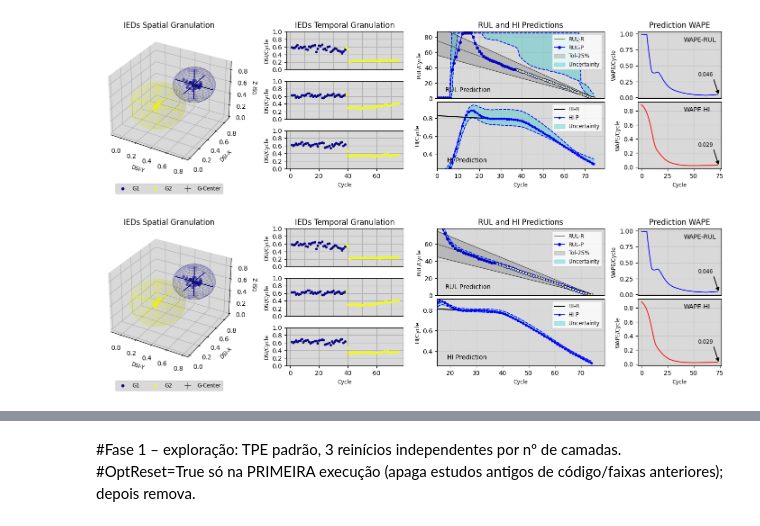
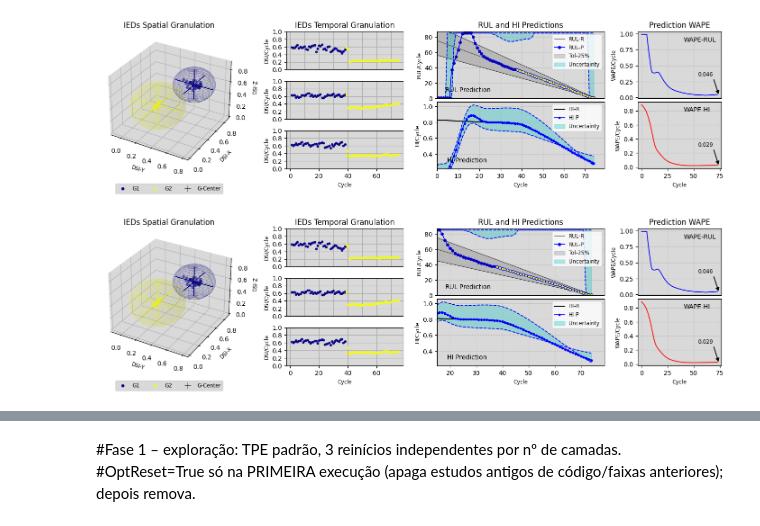
Before and after one commit to cduartes0203/Batteries_Prognostics_V2, a Jupyter notebook: eGDRNN_GD_R11_1.ipynb, the cells around one changed output, grey strips where cells are left out. Cells and saved outputs as stored; diff of their text form; code cells hidden in the pictures.

```diff
--- a/eGDRNN_GD_R11_1.ipynb
+++ b/eGDRNN_GD_R11_1.ipynb
@@ -62,7 +62,7 @@ if len(X) < J: print(f'Aviso: nO={nO} > {nOMax(sig, EOL)}: o fluxo termina antes
 nI = len(Y[0])
 if isinstance(nR, str): nR = ast.literal_eval(nR)
 
-Rhos = np.linspace(0.001,0.15, 25)
+Rhos = np.linspace(0.001,0.25, 25)
 cov, sp, Vpaper, Vused = np.array([]), np.array([]), np.array([]), np.array([])
 
 for rho in Rhos:
@@ -83,7 +83,7 @@ for rho in Rhos:
     sp = np.append(sp,teda.sp)
 PlotDSI_3D_PLT(teda,xi=0)
 # %% [output]
-[figure, old version]
+[figure, new version]
 # %%
 PlotSeriesPLY(xSeries=[Rhos,Rhos], ySeries=[Vpaper,Vused],names=['Vpaper','Vused'])
 PlotSeriesPLY(xSeries=[Rhos,Rhos], ySeries=[cov,sp],names=['cov','sp'])
@@ -91,24 +91,25 @@ PlotSeriesPLY(xSeries=[Rhos,Rhos], ySeries=[cov,sp],names=['cov','sp'])
 PlotSeriesPLY(xSeries=[Rhos,Rhos], ySeries=[Vpaper,Vused],names=['Vpaper','Vused'])
 PlotSeriesPLY(xSeries=[Rhos,Rhos], ySeries=[cov,sp],names=['cov','sp'])
 # %%
+params = [3.25,39,"[33, 12, 67, 7, 41]",4,8,1,9,1,9,1,0]
 m,nI,nR,nO,mO,N1,N2,N3,τ,mode,act = params
 X, Y, Z = PrepareData(RS, HI, nI, nO, mO, 1, mode)
 ref, J = RefEoL(sig, EOL, nI, mO, mode)
 if len(X) < J: print(f'Aviso: nO={nO} > {nOMax(sig, EOL)}: o fluxo termina antes do EoL (última RUL real = {J-len(X)+1}).')
 nI = len(Y[0])
 if isinstance(nR, str): nR = ast.literal_eval(nR)
 
 teda=AutoCloud(m=m,nI=nI,nR=nR,nO=nO+mO,ηS=[N1,N2,N3],mode=mode,act=act,
-               tau=τ,rho=0.025,eol=EOL,ref=ref,wtaG=WTAG,wtaP=WTAP,feedback=FEEDBACK,mO=mO)
+               tau=τ,rho=0.25,eol=EOL,ref=ref,wtaG=WTAG,wtaP=WTAP,feedback=FEEDBACK,mO=mO)
 
 
 for j,_ in enumerate(X[:J]):
     teda.run(X[j])
     teda.RUL_Prediction(Y[j],mode='interval',lim=len(sig)-nI+1,show=False)
     teda.WAPE_HI2(Y[j],Z[j])
     teda.Adapt(Y[j],Z[j])
 
 #teda.c = np.append(teda.c,teda.gm)
 PlotDSI_3D_PLT(teda)
 # %% [output]
-[figure, old version]
+[figure, new version]
```
Also changed, not shown: parts of 1 cell of this notebook, 1 other file.
